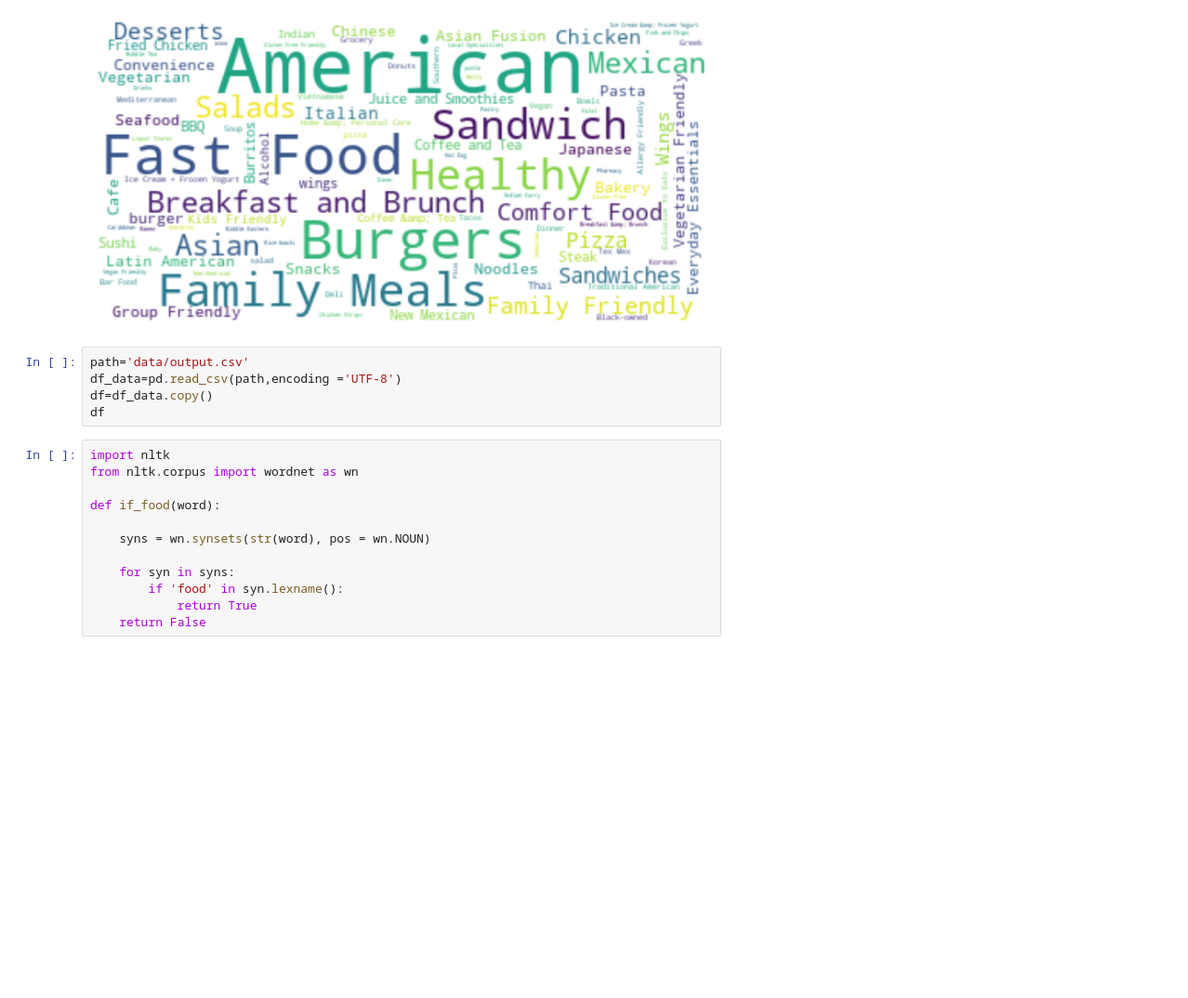
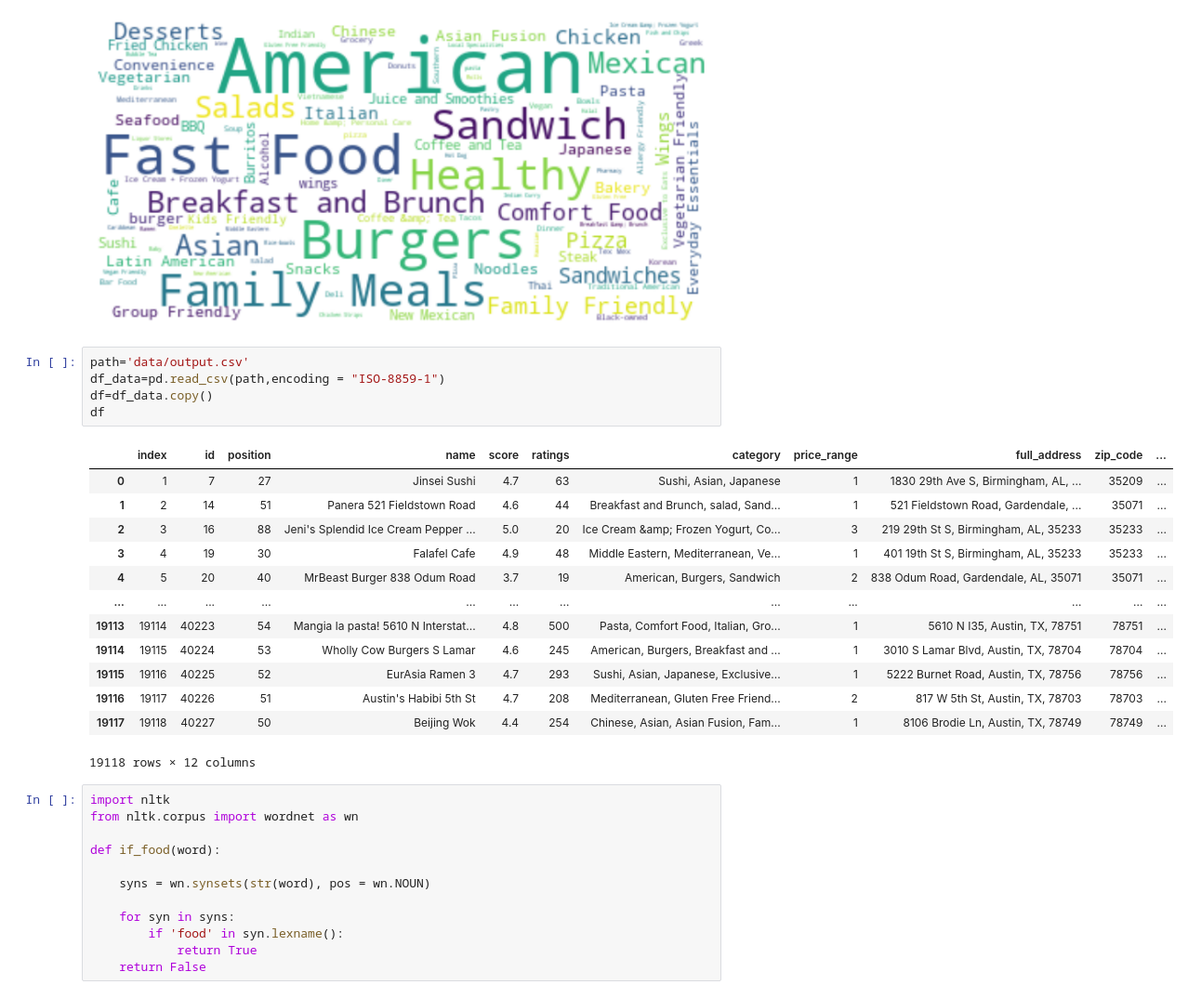
Before and after one commit to ZJHRyan/pp-workshop-try, a Jupyter notebook: uber.ipynb, the cells around one changed output. Shown at 93% size. Drawn from its saved outputs; the diff is of its cells as text; blank space fills up the shorter version.

Commit message:
is_food

```diff
--- a/uber.ipynb
+++ b/uber.ipynb
@@ -117,9 +117,23 @@ plt.show()
 [figure]
 # %%
 path='data/output.csv'
-df_data=pd.read_csv(path,encoding ='UTF-8')
+df_data=pd.read_csv(path,encoding = "ISO-8859-1")
 df=df_data.copy()
 df
+# %% [output]
+|  | index | id | position | name | score | ratings | category | price_range | full_address | zip_code | ... |
+| 0 | 1 | 7 | 27 | Jinsei Sushi | 4.7 | 63 | Sushi, Asian, Japanese | 1 | 1830 29th Ave S, Birmingham, AL, ... | 35209 | ... |
+| 1 | 2 | 14 | 51 | Panera 521 Fieldstown Road | 4.6 | 44 | Breakfast and Brunch, salad, Sand... | 1 | 521 Fieldstown Road, Gardendale, ... | 35071 | ... |
+| 2 | 3 | 16 | 88 | Jeni's Splendid Ice Cream Pepper ... | 5.0 | 20 | Ice Cream &amp; Frozen Yogurt, Co... | 3 | 219 29th St S, Birmingham, AL, 35233 | 35233 | ... |
+| 3 | 4 | 19 | 30 | Falafel Cafe | 4.9 | 48 | Middle Eastern, Mediterranean, Ve... | 1 | 401 19th St S, Birmingham, AL, 35233 | 35233 | ... |
+| 4 | 5 | 20 | 40 | MrBeast Burger 838 Odum Road | 3.7 | 19 | American, Burgers, Sandwich | 2 | 838 Odum Road, Gardendale, AL, 35071 | 35071 | ... |
+| ... | ... | ... | ... | ... | ... | ... | ... | ... | ... | ... | ... |
+| 19113 | 19114 | 40223 | 54 | Mangia la pasta! 5610 N Interstat... | 4.8 | 500 | Pasta, Comfort Food, Italian, Gro... | 1 | 5610 N I35, Austin, TX, 78751 | 78751 | ... |
+| 19114 | 19115 | 40224 | 53 | Wholly Cow Burgers S Lamar | 4.6 | 245 | American, Burgers, Breakfast and ... | 1 | 3010 S Lamar Blvd, Austin, TX, 78704 | 78704 | ... |
+| 19115 | 19116 | 40225 | 52 | EurAsia Ramen 3 | 4.7 | 293 | Sushi, Asian, Japanese, Exclusive... | 1 | 5222 Burnet Road, Austin, TX, 78756 | 78756 | ... |
+| 19116 | 19117 | 40226 | 51 | Austin's Habibi 5th St | 4.7 | 208 | Mediterranean, Gluten Free Friend... | 2 | 817 W 5th St, Austin, TX, 78703 | 78703 | ... |
+| 19117 | 19118 | 40227 | 50 | Beijing Wok | 4.4 | 254 | Chinese, Asian, Asian Fusion, Fam... | 1 | 8106 Brodie Ln, Austin, TX, 78749 | 78749 | ... |
+19118 rows × 12 columns
 # %%
 import nltk
 from nltk.corpus import wordnet as wn
```
Also changed, not shown: parts of 3 cells of this notebook, 2 other files.
